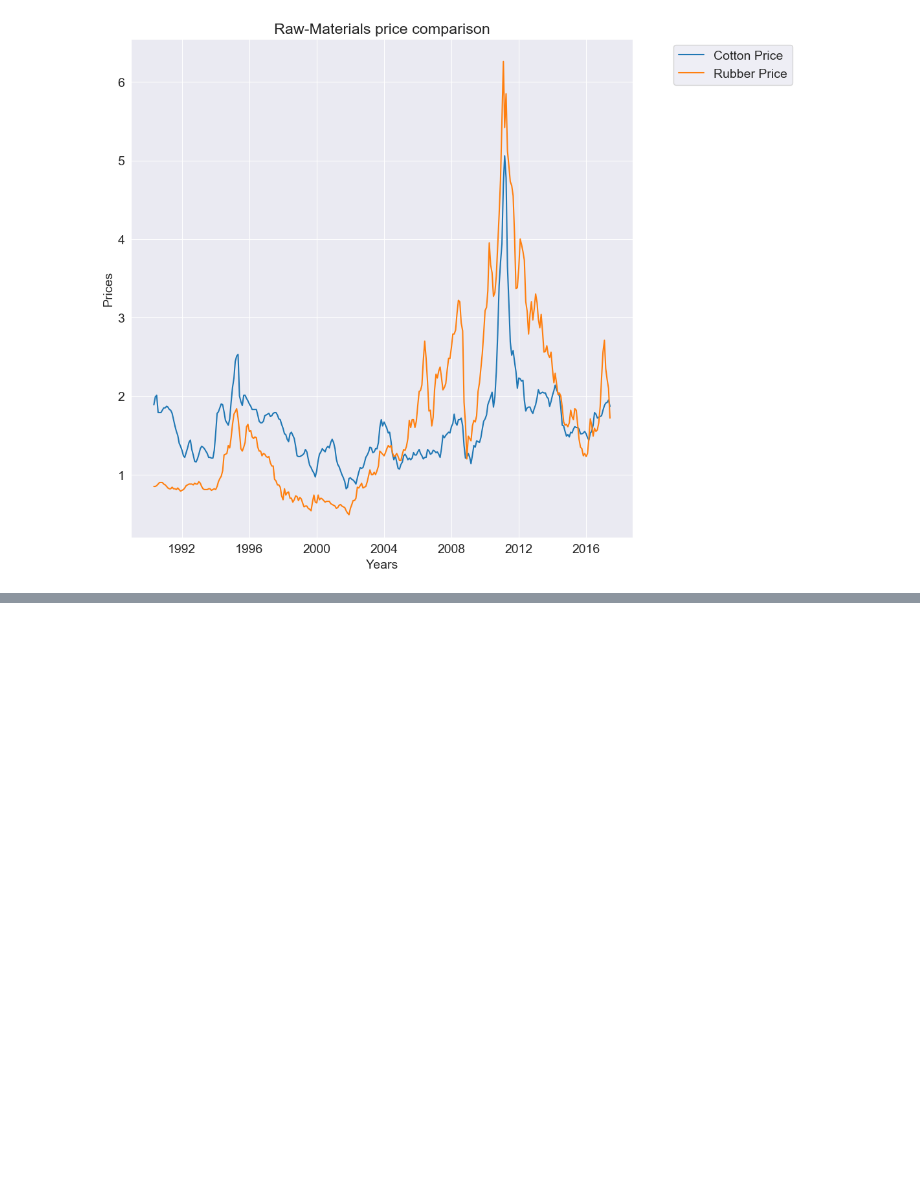
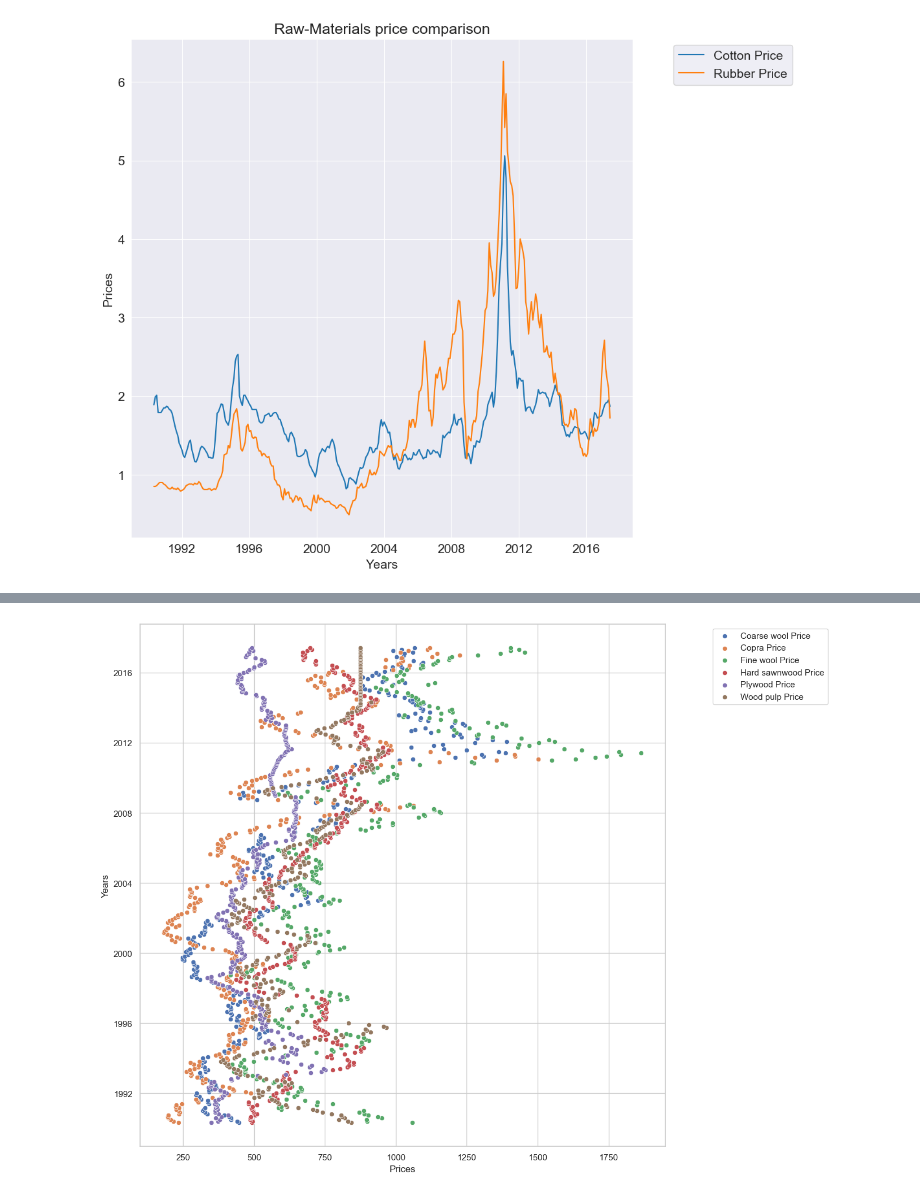
Before and after one commit to NatashaB-randao/Agricultural-Raw-Material-prices-1990-2020-, a Jupyter notebook: Agricultural.ipynb, the cells around one changed output, grey strips where cells are left out. Saved outputs shown, nothing was run; the diff lists cells and outputs as text; code cells hidden in the pictures; blank space fills up the shorter version.

```diff
--- a/Agricultural.ipynb
+++ b/Agricultural.ipynb
@@ -263,0 +361,23 @@ plt.legend(['Cotton Price','Rubber Price'], loc='upper center', bbox_to_anchor=(
+# %%
+# plt.figure(figsize=(12,12))
+# sns.scatterplot(df['Cotton Price'],df.index,hue=df['Fine wool Price']);
+
+# Lista de matérias-primas de interesse com preços considerados "altos"
+highlist = ['Coarse wool Price', 'Copra Price', 'Fine wool Price', 'Hard sawnwood Price', 'Plywood Price', 'Wood pulp Price']
+
+# Cria uma nova figura com tamanho de 12x12 polegadas.
+plt.figure(figsize=(12, 12))
+
+# Adiciona rótulos aos eixos x e y.
+plt.xlabel('Prices')
+plt.ylabel('Years')
+
+# Loop para iterar sobre cada matéria-prima na lista.
+for i in range(len(highlist)):
+    # Gera um gráfico de dispersão para a matéria-prima atual.
+    sns.scatterplot(x=df[highlist[i]], y=df.index)
+
+    # Adiciona uma legenda indicando as diferentes matérias-primas.
+    plt.legend(highlist, loc='upper center', bbox_to_anchor=(1.2, 1))
+# %% [output]
+[figure, added]
```
Also changed, not shown: parts of 12 cells of this notebook.
